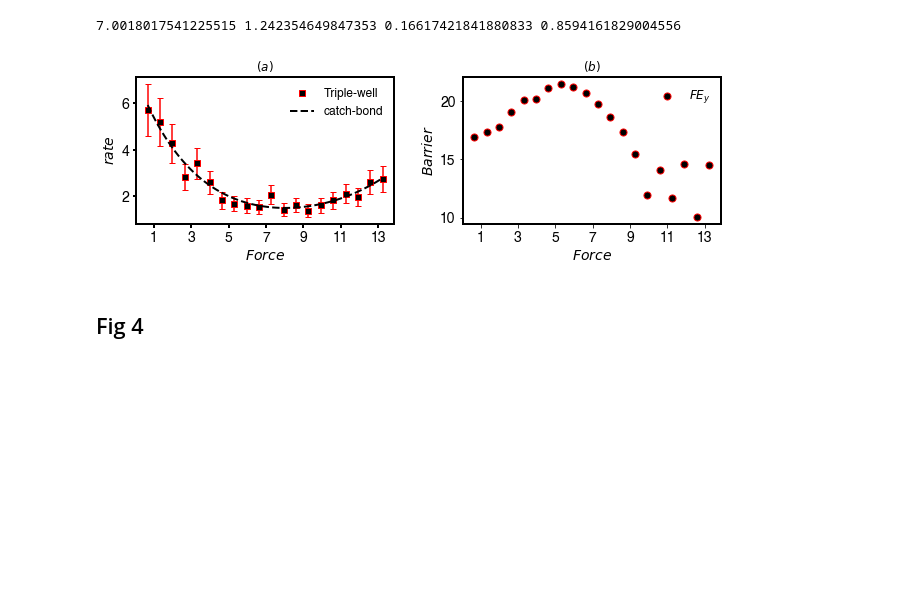
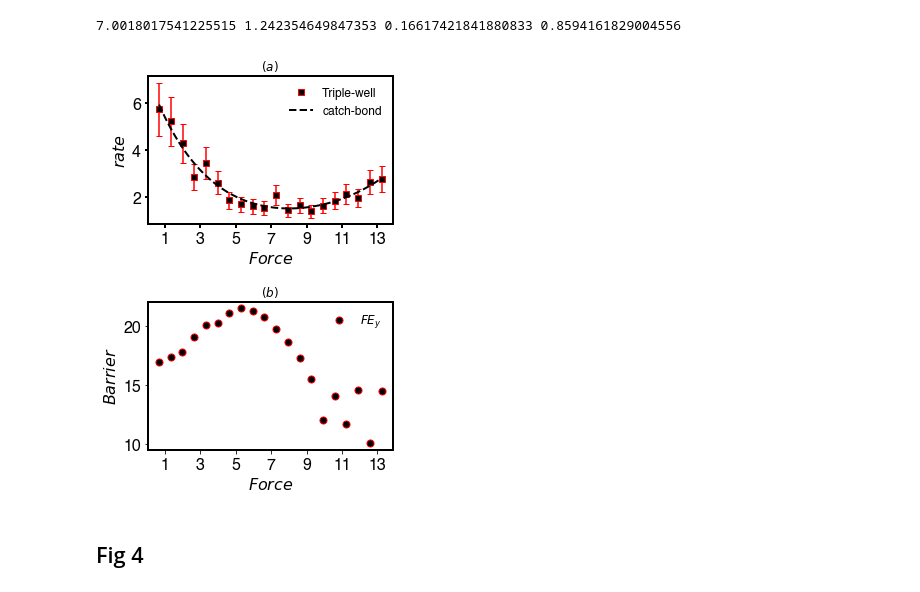
Before and after one commit to hocky-research-group/PenaUnbindingPaper, a Jupyter notebook: analysis/FiguresforPaper.ipynb, the cells around one changed output. Cells and saved outputs as stored; diff of their text form; code cells hidden in the pictures; blank space fills up the shorter version.

```diff
--- a/analysis/FiguresforPaper.ipynb
+++ b/analysis/FiguresforPaper.ipynb
@@ -130,7 +136,7 @@ print(len(infr_rates), len(height), len(forces))
 # %% [output]
 21 21 21
 # %%
-plt.rcParams['font.size'] = 14
+#plt.rcParams['font.size'] = 14
 from mpl_toolkits.axes_grid1 import make_axes_locatable
 from matplotlib.cm import ScalarMappable
 from mpl_toolkits.axes_grid1.inset_locator import inset_axes
@@ -171,11 +177,11 @@ ax[1,0].set_title(r"$(c)$", fontsize=12)
 lab = "%2.2f"%(bell_dx)
 ax[0,1].scatter(en_height_dx_beta,ln_infr_rates, c=forces, cmap='jet',edgecolors='k',s=50)
 ax[0,1].set_ylabel(r'$ln(rate)$', fontweight='bold')
-ax[0,1].set_xlabel(r'$E\Delta x\beta$', fontweight='bold')
+ax[0,1].set_xlabel(r'$E_{barrier}$', fontweight='bold')
 ax[0,1].set_title(r"$(b)$", fontsize=12)
 ax[0,1].text(12,3,f"$\Delta x={lab}$")
-xticks = np.linspace(10,50,5)
-ax[0,1].set_xticks(xticks)
+#xticks = np.linspace(10,50,5)
+#ax[0,1].set_xticks(xticks)
 cmap = plt.get_cmap("jet")
 norm = plt.Normalize(min(forces), max(forces))
 sm =  ScalarMappable(norm=norm, cmap=cmap)
@@ -185,7 +191,7 @@ plt.tight_layout()
 cbaxes = inset_axes(ax[0,1], width=1.5, height="5%")
 cbar = fig.colorbar(sm, cax=cbaxes, ticks = [0.,3], orientation='horizontal')
 cbar.ax.tick_params(labelsize=10)
-fig.savefig("../figures/slipbond/figure2.pdf", dpi=500)
+fig.savefig(f"{out_dir}figure2.pdf")
 plt.show()
 plt.close()
 # %% [output]
@@ -234,38 +240,38 @@ from AnalysisMetad2 import catch_rates_nm
 mpl.rcParams['savefig.dpi'] = 300
 mpl.rcParams['lines.linewidth'] = 1.5
 mpl.rcParams['font.family'] = 'Helvetica'
-plt.rcParams['font.size'] = 14
+plt.rcParams['font.size'] = 16
 plt.rcParams['axes.linewidth'] = 2
 model_name = 'Triple-well'
-fig, ax = plt.subplots(1,2, figsize=(9,3.25))
+fig, ax = plt.subplots(2,1, figsize=(4.5,6.5))
 theo_x = np.linspace(0.66, np.max(force_list), 100)
 theo_y = catch_rates_nm(k1c_0,-x1c,k1s_0, x1s, theo_x)[0]
 lab = F"{model_name}"
 r_stds = data[:,3][1:]
 ax[0].plot(force_catch, rates_c, c='k',marker='s',label=lab, linestyle='', mec='r')
 ax[0].errorbar(force_catch, rates_c, r_stds, c='r', linestyle='', capsize=3)
 ax[0].plot(theo_x, theo_y,  c='k', linestyle='--', linewidth=2, label="catch-bond")
 ax[0].tick_params(axis='both', width=2)
 ax[0].set_ylabel(r"$rate$")
 ax[0].set_xticks(np.linspace(1,13,7))
 ax[0].set_xlabel(r"$Force$")
 ax[0].legend(fontsize=12, frameon=False)
 ax[0].set_title(r"$(a)$", fontsize=12)
 
 #ax[1].scatter(forces_h[:-1],height_x[:-1],c='r',edgecolors='k', label=r"$FE_x$",s=50)
 ax[1].scatter(forces_hy[:-1],height_y[:-1],c='k',edgecolors='r',label=r"$FE_y$", s=50)
 #ax[1].tick_params(axis='both', width=2)
 ax[1].set_ylabel(r"$Barrier$")
 ax[1].set_xlabel(r"$Force$")
 ax[1].set_xticks(np.linspace(1,13,7))
 ax[1].legend(fontsize=12, frameon=False)
 ax[1].set_title(r"$(b)$", fontsize=12)
 fig.tight_layout()
-fig.savefig("../figures/catchbond/Rates/figure3.pdf")
+fig.savefig(f"{out_dir}figure3.pdf")
 plt.show()
 plt.close()
 # %% [output]
-[figure, old version]
+[figure, new version]
 # %% [markdown]
 ## Fig 4
 # %%
```
Also changed, not shown: parts of 7 cells of this notebook.
